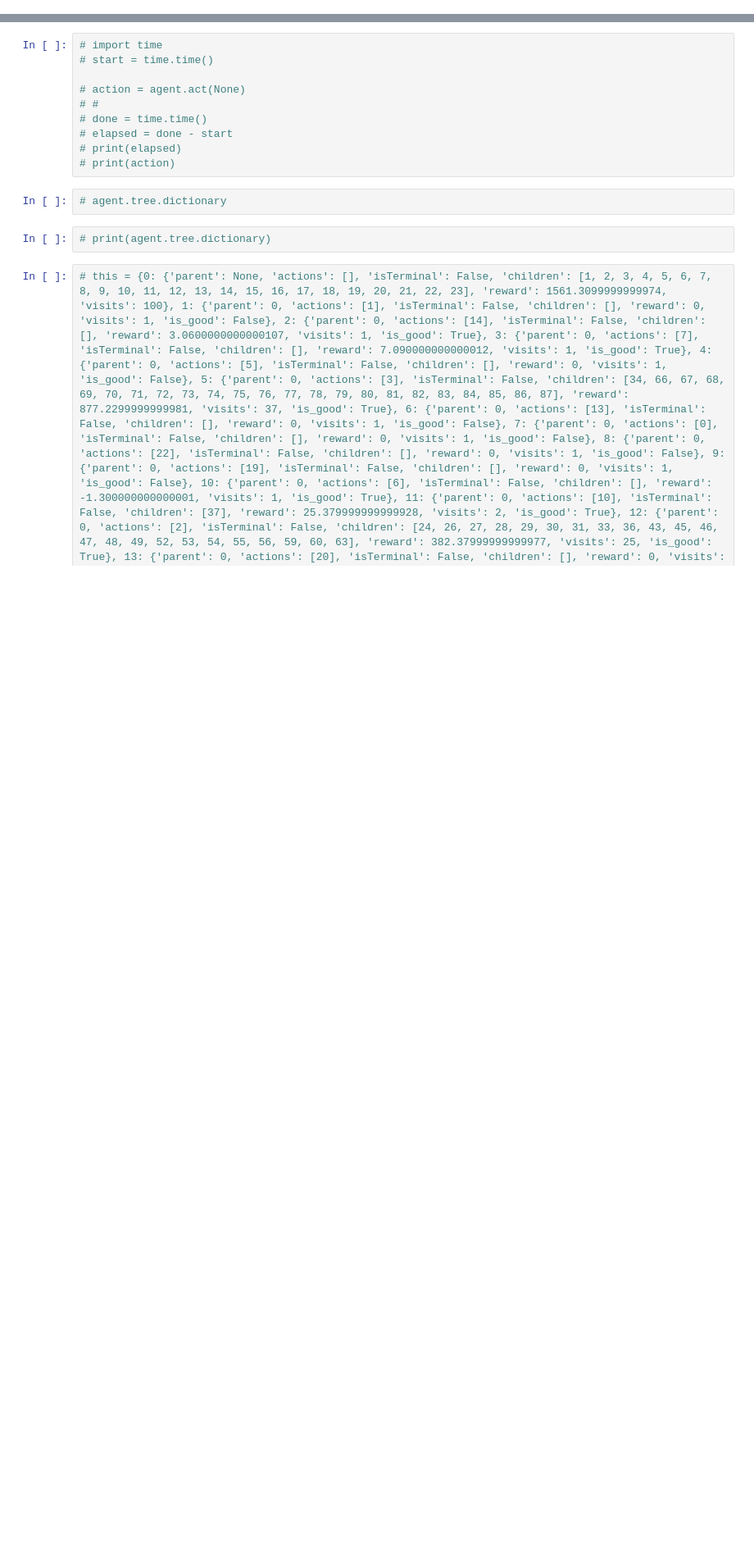
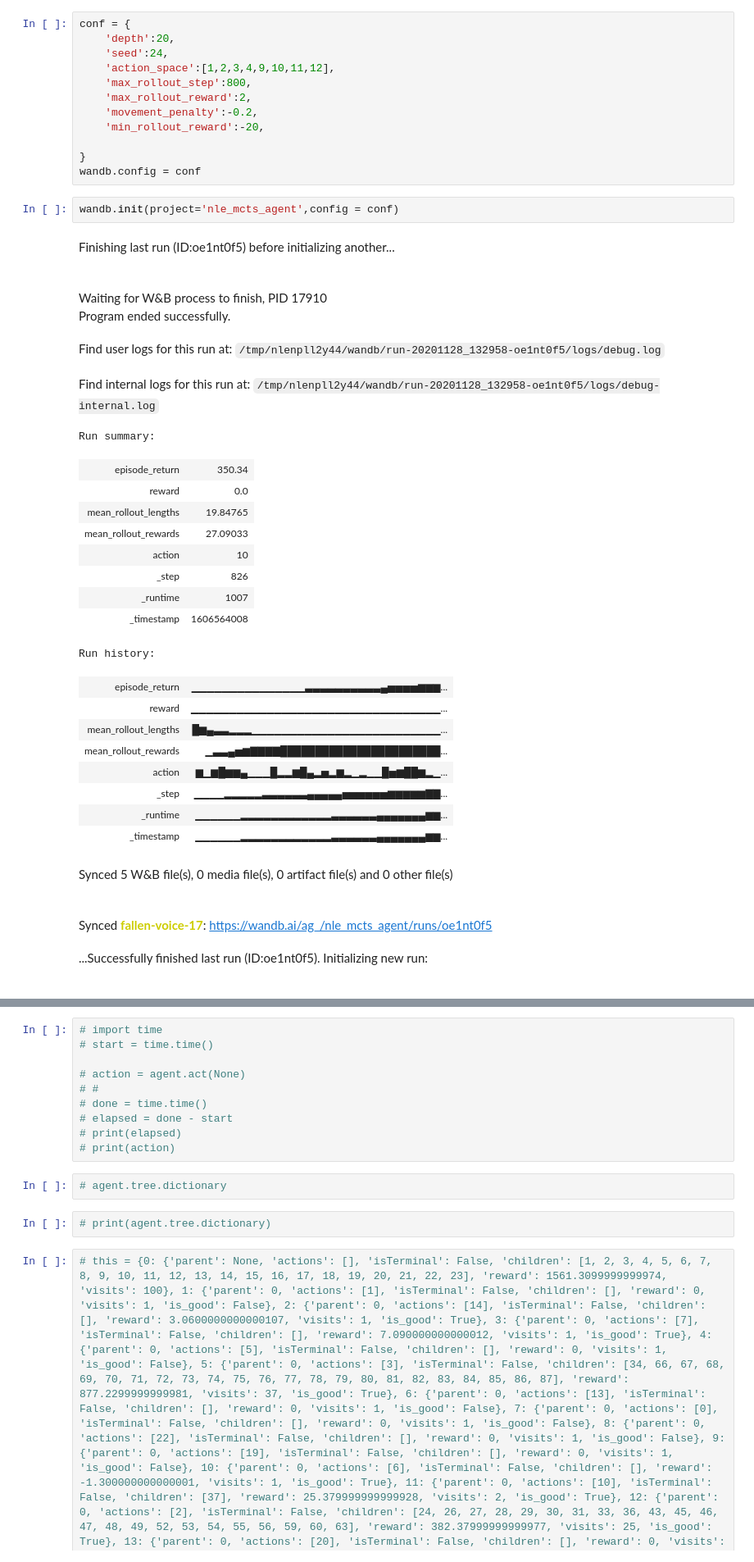
Before and after one commit to Arqit/nle-agents, a Jupyter notebook: src/agent1/NethackEvaluate.ipynb, the cells around one changed output, grey strips where cells are left out. Shown at 82% size. Saved outputs shown, nothing was run; the diff lists cells and outputs as text; blank space fills up the shorter version.

```diff
--- a/src/agent1/NethackEvaluate.ipynb
+++ b/src/agent1/NethackEvaluate.ipynb
@@ -12,3 +12,44 @@ import os
 from numpyencoder import NumpyEncoder
 from tqdm import tqdm
 import matplotlib.pyplot as plt
+# %%
+conf = {
+    'depth':20,
+    'seed':24,
+    'action_space':[1,2,3,4,9,10,11,12],
+    'max_rollout_step':800,
+    'max_rollout_reward':2,
+    'movement_penalty':-0.2,
+    'min_rollout_reward':-20,
+
+}
+wandb.config = conf
+# %%
+wandb.init(project='nle_mcts_agent',config = conf)
+# %% [output]
+Finishing last run (ID:oe1nt0f5) before initializing another...
+Waiting for W&B process to finish, PID 17910
+Program ended successfully.
+Find user logs for this run at: /tmp/nlenpll2y44/wandb/run-20201128_132958-oe1nt0f5/logs/debug.log
+Find internal logs for this run at: /tmp/nlenpll2y44/wandb/run-20201128_132958-oe1nt0f5/logs/debug-internal.log
+Run summary:
+| episode_return | 350.34 |
+| reward | 0.0 |
+| mean_rollout_lengths | 19.84765 |
+| mean_rollout_rewards | 27.09033 |
+| action | 10 |
+| _step | 826 |
+| _runtime | 1007 |
+| _timestamp | 1606564008 |
+Run history:
+| episode_return | ▁▁▁▁▁▁▁▁▁▁▁▁▁▁▁▃▃▃▃▃▃▃▃▃▃▄▅▅▅▅▆▆▆... |
+| reward | ▁▁▁▁▁▁▁▁▁▁▁▁▁▁▁▁▁▁▁▁▁▁▁▁▁▁▁▁▁▁▁▁▁... |
+| mean_rollout_lengths | █▆▄▃▃▂▂▂▁▁▁▁▁▁▁▁▁▁▁▁▁▁▁▁▁▁▁▁▁▁▁▁▁... |
+| mean_rollout_rewards | ▁▃▃▄▅▆▇▇▇▇███████████████████████... |
+| action | ▆▁▆█▆▆▄▁▁▁█▂▂▆█▄▂▅▂▆▂▁▂▁▁█▅▆██▆▂▁... |
+| _step | ▁▁▁▁▂▂▂▂▂▃▃▃▃▃▃▄▄▄▄▄▅▅▅▅▅▅▆▆▆▆▆▇▇... |
+| _runtime | ▁▁▁▁▁▁▂▂▂▂▂▂▂▂▂▂▂▂▃▃▃▃▃▃▄▄▄▄▄▄▄▆▆... |
+| _timestamp | ▁▁▁▁▁▁▂▂▂▂▂▂▂▂▂▂▂▂▃▃▃▃▃▃▄▄▄▄▄▄▄▆▆... |
+Synced 5 W&B file(s), 0 media file(s), 0 artifact file(s) and 0 other file(s)
+Synced fallen-voice-17: https://wandb.ai/ag_/nle_mcts_agent/runs/oe1nt0f5
+...Successfully finished last run (ID:oe1nt0f5). Initializing new run:
```
Also changed, not shown: parts of 50 cells of this notebook, 1 other file.
